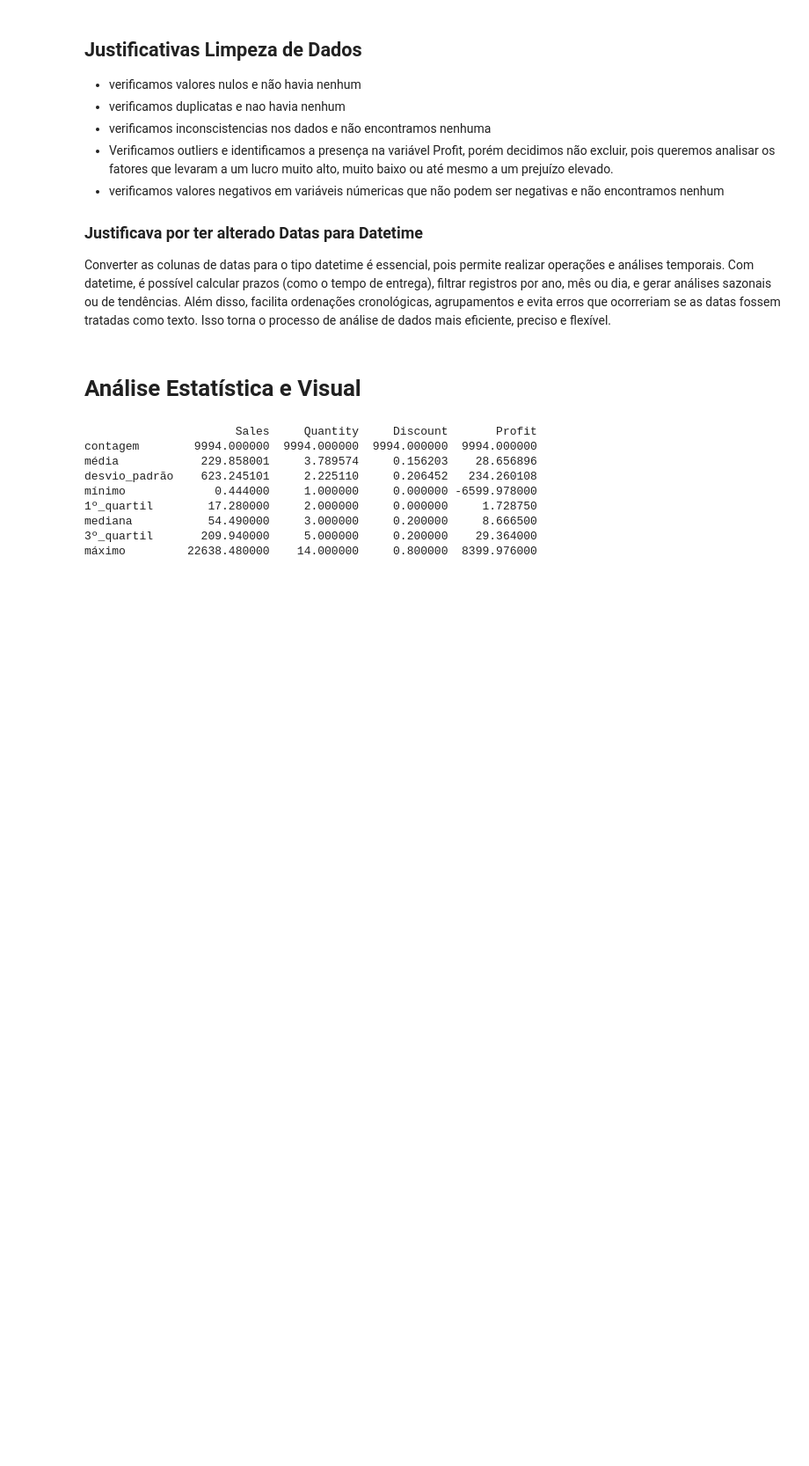
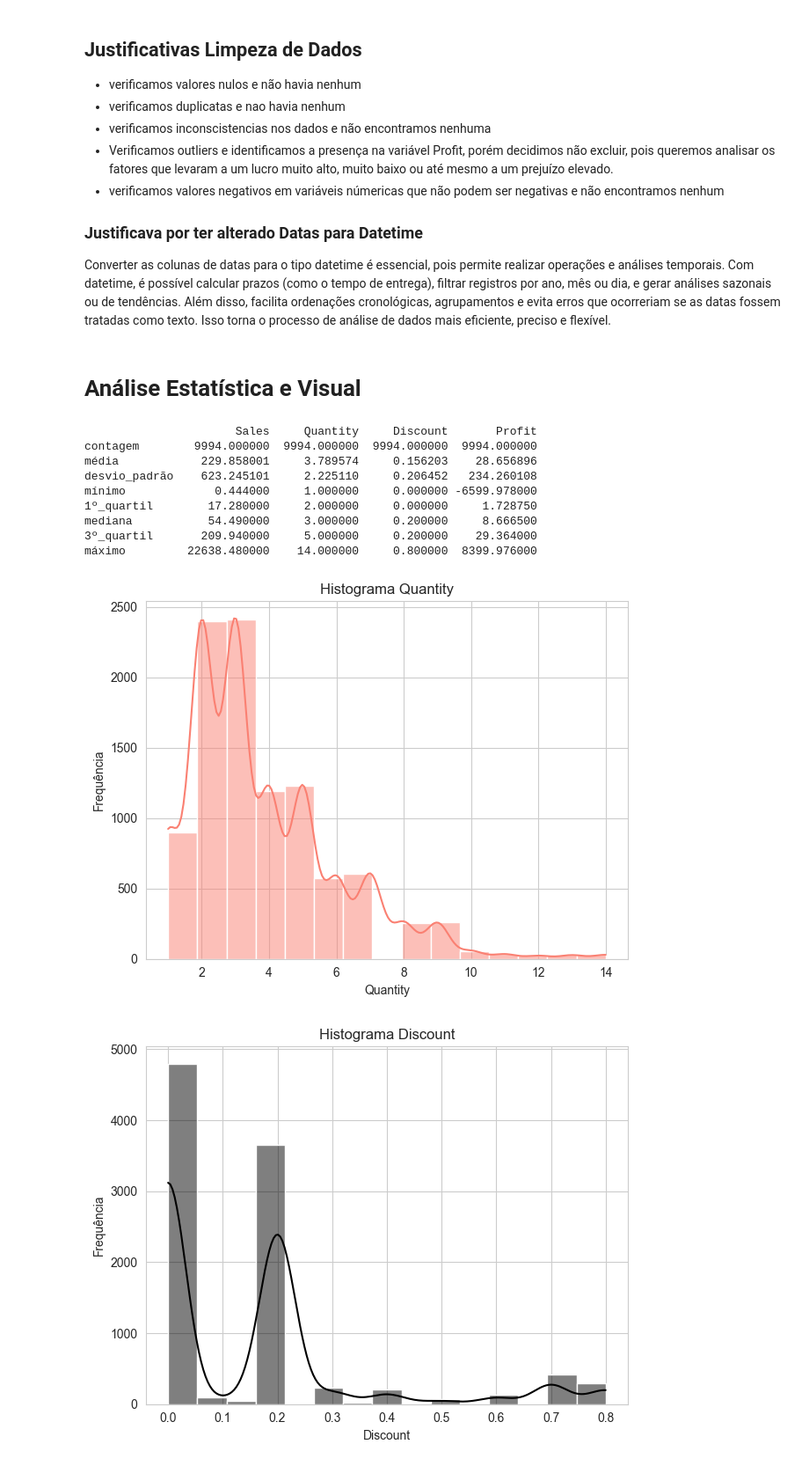
Before and after one commit to MaluAbrami/trabAnaliseDeDados, a Jupyter notebook: notebooks/Trabalho.ipynb, the cells around one changed output. Shown at 88% size. Drawn from its saved outputs; the diff is of its cells as text; code cells hidden in the pictures; blank space fills up the shorter version.

Commit message:
add histogramas das variáveis númericas

```diff
--- a/notebooks/Trabalho.ipynb
+++ b/notebooks/Trabalho.ipynb
@@ -175,3 +175,48 @@ mínimo             0.444000     1.000000     0.000000 -6599.978000
 mediana           54.490000     3.000000     0.200000     8.666500
 3º_quartil       209.940000     5.000000     0.200000    29.364000
 máximo         22638.480000    14.000000     0.800000  8399.976000
+# %%
+plt.figure(figsize=(12, 5))
+
+plt.subplot(1, 2, 1)
+sns.histplot(df['Quantity'], bins=15, kde=True, color='salmon')
+plt.title('Histograma Quantity')
+plt.xlabel('Quantity')
+plt.ylabel('Frequência')
+plt.tight_layout()
+plt.show()
+
+plt.figure(figsize=(12, 5))
+
+plt.subplot(1, 2, 1)
+sns.histplot(df['Discount'], bins=15, kde=True, color='black')
+plt.title('Histograma Discount')
+plt.xlabel('Discount')
+plt.ylabel('Frequência')
+plt.tight_layout()
+plt.show()
+
+plt.figure(figsize=(12, 5))
+
+# Alteramos para escala logaritmica para uma melhor visualização
+plt.subplot(1, 2, 2)
+sns.histplot(df['Sales'], bins=15, kde=True, color='blue', log_scale=True)
+plt.title('Histograma Sales')
+plt.xlabel('Sales')
+plt.ylabel('Frequência')
+plt.tight_layout()
+plt.show()
+
+plt.figure(figsize=(12, 5))
+
+# Alteramos para escala logaritmica para uma melhor visualização
+plt.subplot(1, 2, 2)
+sns.histplot(df['Profit'], bins=15, kde=True, color='green', log_scale=True)
+plt.title('Histograma Profit')
+plt.xlabel('Profit')
+plt.ylabel('Frequência')
+plt.tight_layout()
+plt.show()
+# %% [output]
+[figure, added]
+[figure, added]
```
Also changed, not shown: parts of 1 cell of this notebook.
